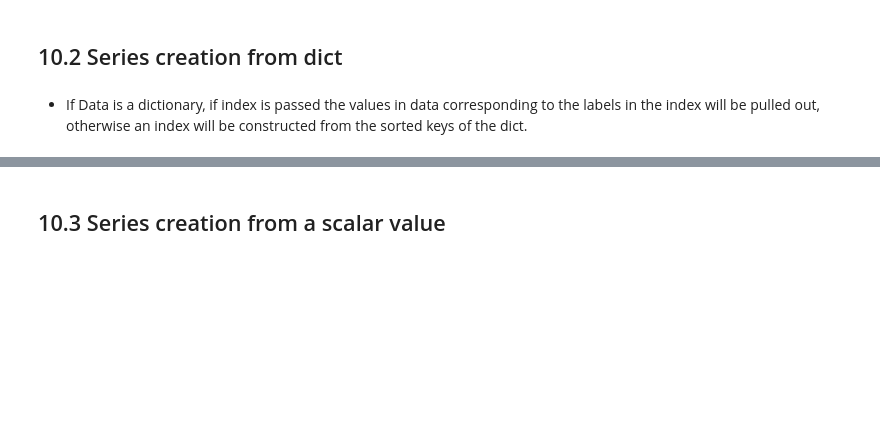
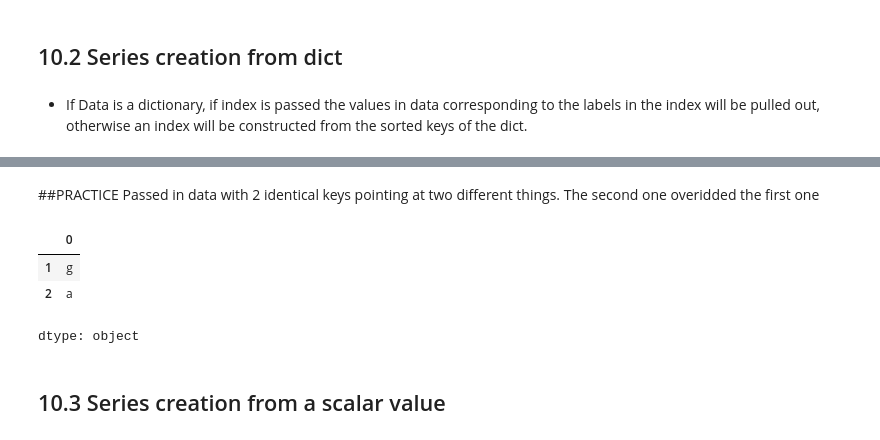
Before and after one commit to IAT-ExploringAI-2025/Week1-Intro-to-Python, a Jupyter notebook: Introduction_to_Python.ipynb, the cells around one changed output, grey strips where cells are left out. Saved outputs shown, nothing was run; the diff lists cells and outputs as text; code cells hidden in the pictures; blank space fills up the shorter version.

```diff
--- a/Introduction_to_Python.ipynb
+++ b/Introduction_to_Python.ipynb
@@ -955,4 +990,15 @@ xyz    3
 dtype: int64
+# %% [markdown]
+##PRACTICE
+Passed in data with 2 identical keys pointing at two different things. The second one overidded the first one
+# %%
+testData = {'1':'g', '2':'m', '2':'a'}
+pd.Series(testData)
+# %% [output]
+|  | 0 |
+| 1 | g |
+| 2 | a |
+dtype: object
 # %% [markdown]
 ## 10.3 Series creation from a scalar value
 # %% [markdown]
```
Also changed, not shown: parts of 12 cells of this notebook.
